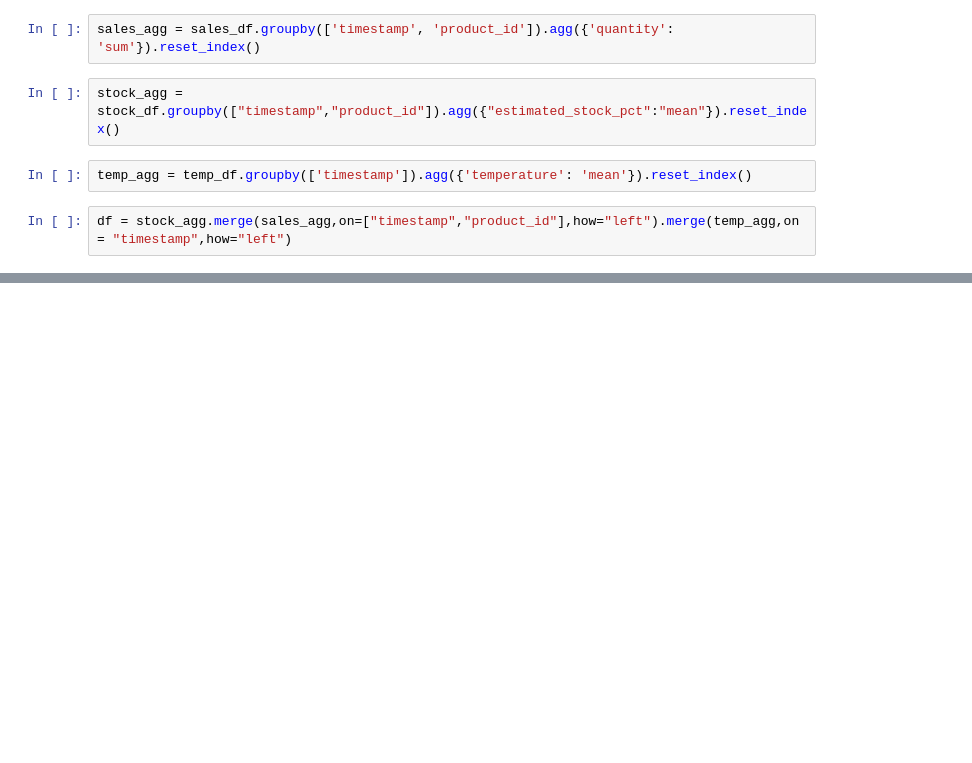
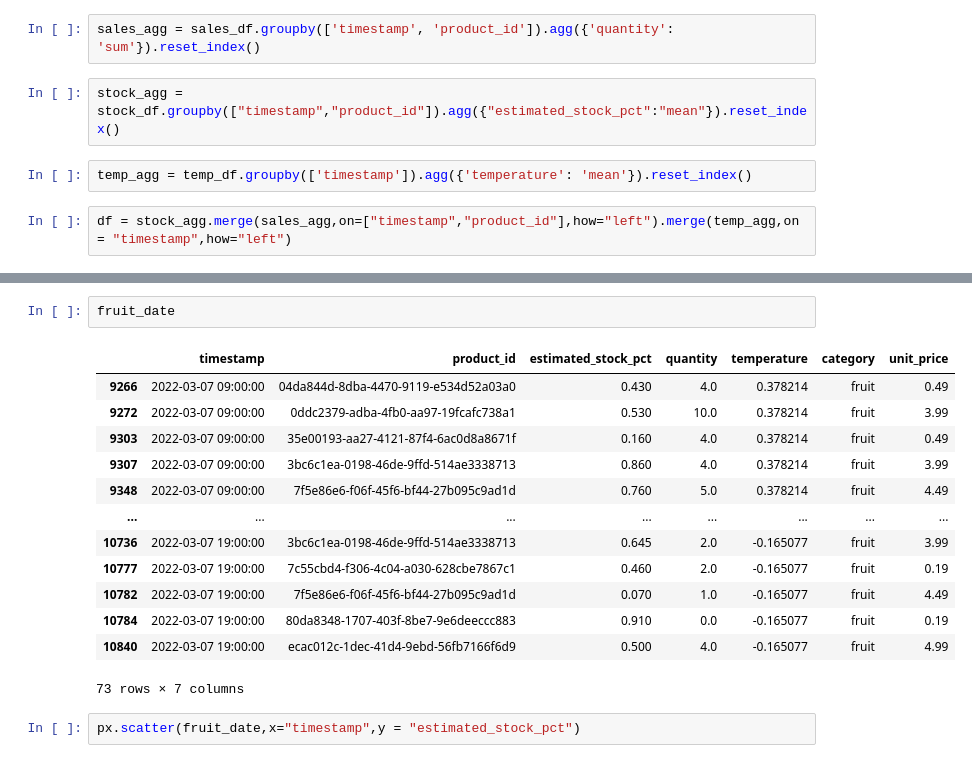
Before and after one commit to CadmusFlux/Playing-with-data, a Jupyter notebook: cognizant/modeling.ipynb, the cells around one changed output, grey strips where cells are left out. Saved outputs shown, nothing was run; the diff lists cells and outputs as text; blank space fills up the shorter version.

```diff
--- a/cognizant/modeling.ipynb
+++ b/cognizant/modeling.ipynb
@@ -137,0 +226,18 @@ df["quantity"] = df["quantity"].fillna(0)
+# %%
+fruit_date
+# %% [output]
+|  | timestamp | product_id | estimated_stock_pct | quantity | temperature | category | unit_price |
+| 9266 | 2022-03-07 09:00:00 | 04da844d-8dba-4470-9119-e534d52a03a0 | 0.430 | 4.0 | 0.378214 | fruit | 0.49 |
+| 9272 | 2022-03-07 09:00:00 | 0ddc2379-adba-4fb0-aa97-19fcafc738a1 | 0.530 | 10.0 | 0.378214 | fruit | 3.99 |
+| 9303 | 2022-03-07 09:00:00 | 35e00193-aa27-4121-87f4-6ac0d8a8671f | 0.160 | 4.0 | 0.378214 | fruit | 0.49 |
+| 9307 | 2022-03-07 09:00:00 | 3bc6c1ea-0198-46de-9ffd-514ae3338713 | 0.860 | 4.0 | 0.378214 | fruit | 3.99 |
+| 9348 | 2022-03-07 09:00:00 | 7f5e86e6-f06f-45f6-bf44-27b095c9ad1d | 0.760 | 5.0 | 0.378214 | fruit | 4.49 |
+| ... | ... | ... | ... | ... | ... | ... | ... |
+| 10736 | 2022-03-07 19:00:00 | 3bc6c1ea-0198-46de-9ffd-514ae3338713 | 0.645 | 2.0 | -0.165077 | fruit | 3.99 |
+| 10777 | 2022-03-07 19:00:00 | 7c55cbd4-f306-4c04-a030-628cbe7867c1 | 0.460 | 2.0 | -0.165077 | fruit | 0.19 |
+| 10782 | 2022-03-07 19:00:00 | 7f5e86e6-f06f-45f6-bf44-27b095c9ad1d | 0.070 | 1.0 | -0.165077 | fruit | 4.49 |
+| 10784 | 2022-03-07 19:00:00 | 80da8348-1707-403f-8be7-9e6deeccc883 | 0.910 | 0.0 | -0.165077 | fruit | 0.19 |
+| 10840 | 2022-03-07 19:00:00 | ecac012c-1dec-41d4-9ebd-56fb7166f6d9 | 0.500 | 4.0 | -0.165077 | fruit | 4.99 |
+73 rows × 7 columns
+# %%
+px.scatter(fruit_date,x="timestamp",y = "estimated_stock_pct")
```
Also changed, not shown: parts of 16 cells of this notebook.
